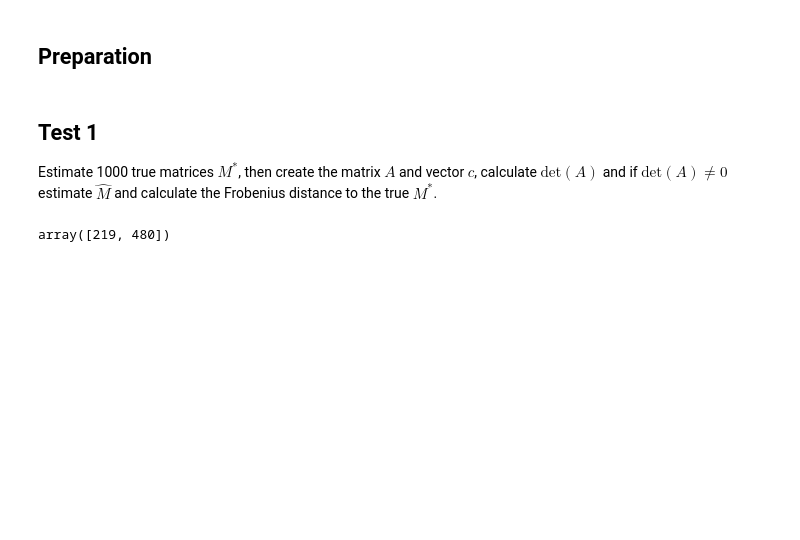
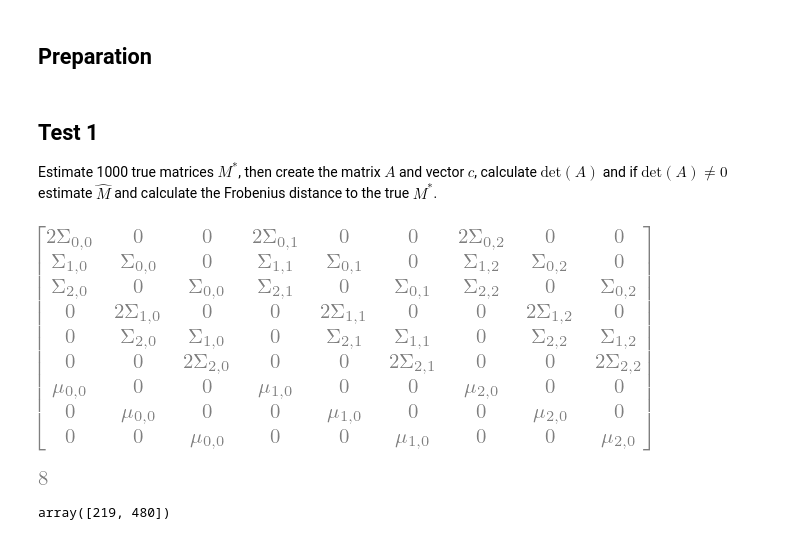
Before and after one commit to eva-resch/tum_masterthesis, a Jupyter notebook: experiments_3_nodes.ipynb, the cells around one changed output. Cells and saved outputs as stored; diff of their text form; code cells hidden in the pictures; blank space fills up the shorter version.

Commit message:
Add rank determination

```diff
--- a/experiments_3_nodes.ipynb
+++ b/experiments_3_nodes.ipynb
@@ -186,6 +186,18 @@ for seed in range(1, num_seed + 1):
         statistics_3nodes_test1[seed - 1, 1] = 0.0
         statistics_3nodes_test1[seed - 1, 2] = 0
         statistics_3nodes_test1[seed - 1, 3] = rang
+# %%
+cov = MatrixSymbol("Sigma", p, p).as_mutable()
+mean = MatrixSymbol("mu", p, 1).as_mutable()
+A_Sigma = create_A_Sigma(cov=cov, p=p)
+A = create_A(A_Sigma=A_Sigma, mean=mean, p=p)
+A
+# %% [output]
+[figure, added]
+# %%
+A.rank()
+# %% [output]
+[figure, added]
 # %%
 statistics_3nodes_test1
 # %%
```
